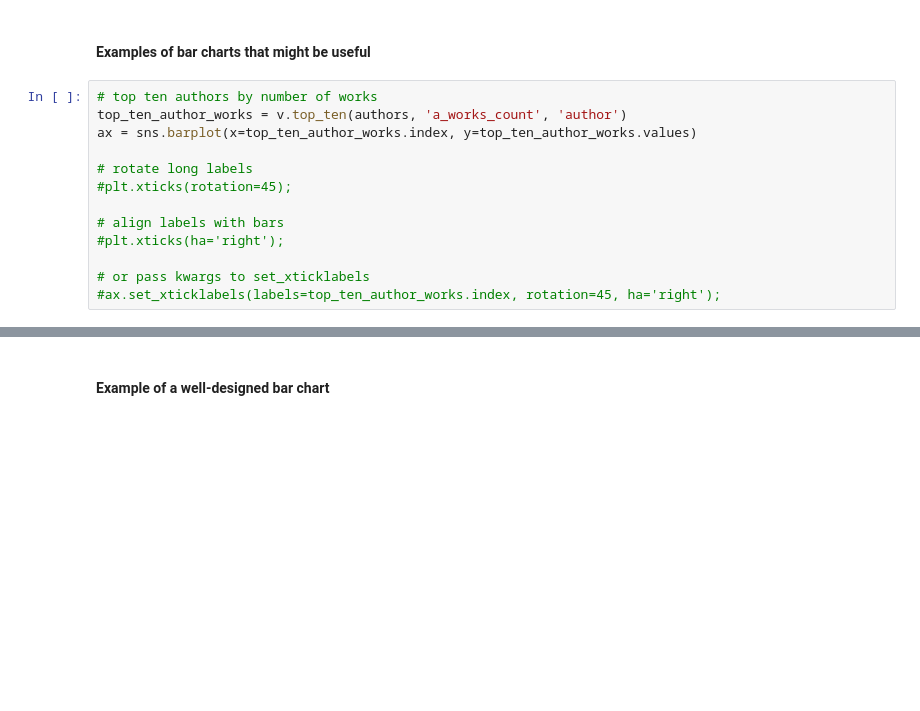
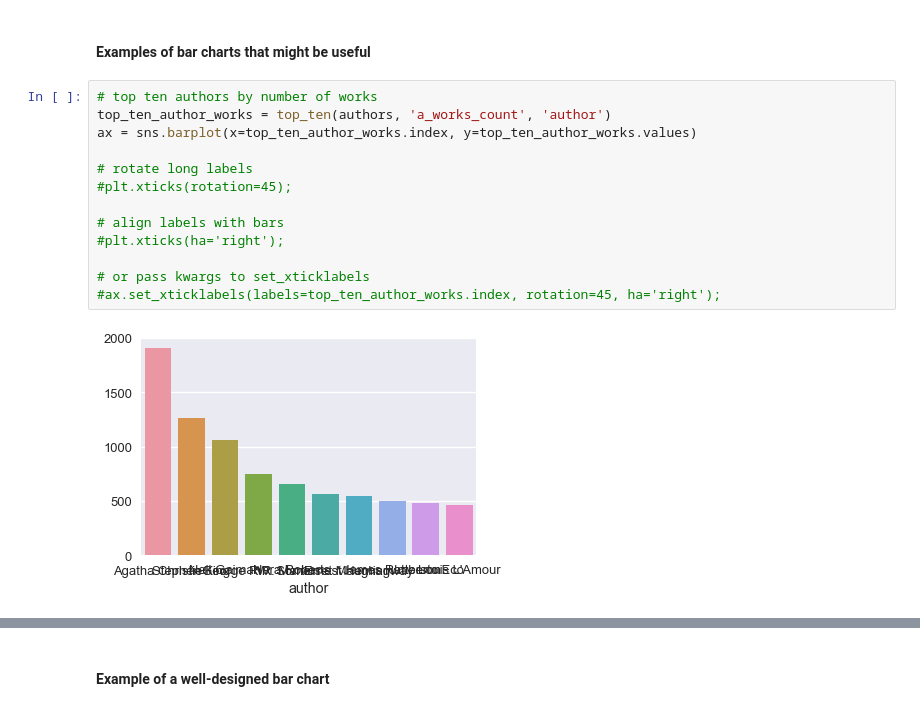
Before and after one commit to emw1687/plt_to_d3, a Jupyter notebook: notebooks/plt_functions.ipynb, the cells around one changed output, grey strips where cells are left out. Drawn from its saved outputs; the diff is of its cells as text; blank space fills up the shorter version.

```diff
--- a/notebooks/plt_functions.ipynb
+++ b/notebooks/plt_functions.ipynb
@@ -125,17 +265,19 @@ How can we check that this function works the way we expect it to?
 #### Examples of bar charts that might be useful
 # %%
 # top ten authors by number of works
-top_ten_author_works = v.top_ten(authors, 'a_works_count', 'author')
+top_ten_author_works = top_ten(authors, 'a_works_count', 'author')
 ax = sns.barplot(x=top_ten_author_works.index, y=top_ten_author_works.values)
 
 # rotate long labels
 #plt.xticks(rotation=45);
 
 # align labels with bars
 #plt.xticks(ha='right');
 
 # or pass kwargs to set_xticklabels
 #ax.set_xticklabels(labels=top_ten_author_works.index, rotation=45, ha='right');
+# %% [output]
+[figure, added]
 # %%
 # weeks spent on the list by gender
 wks_by_gender = authors.groupby('gender', as_index=False).sum()[['gender', 'a_wks_on_list']]
```
Also changed, not shown: parts of 34 cells of this notebook.
